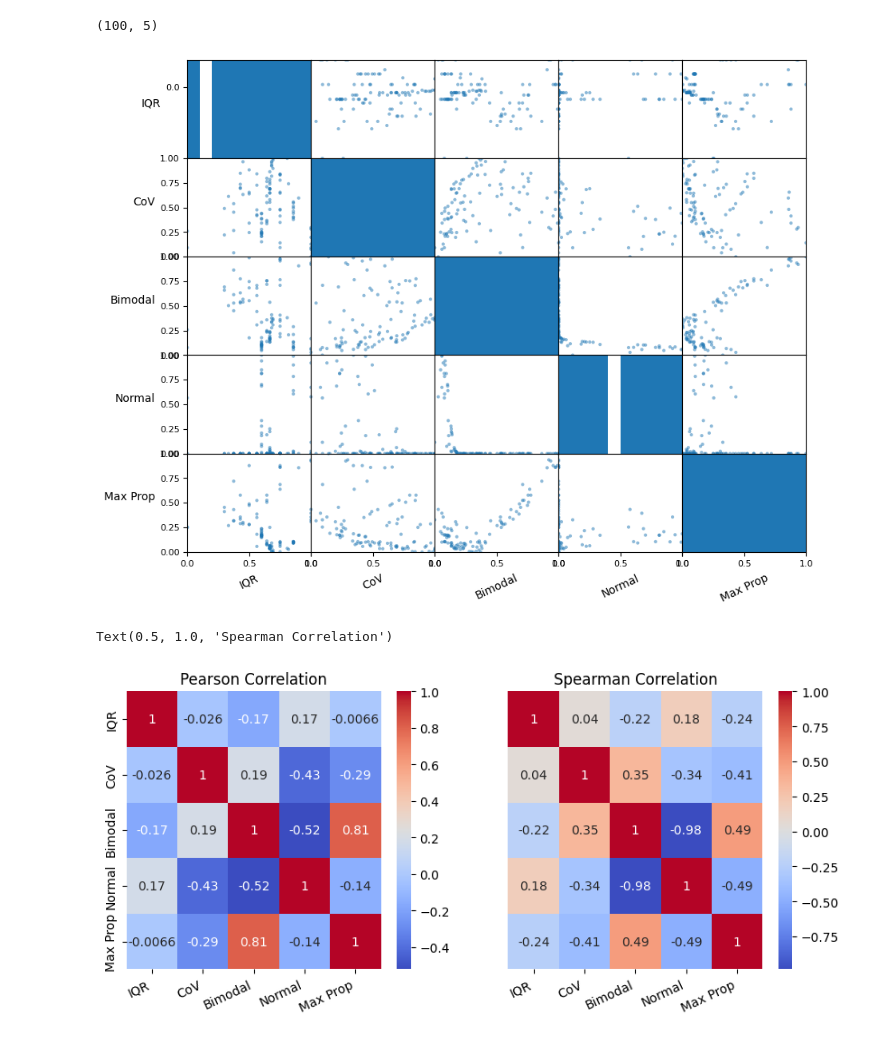
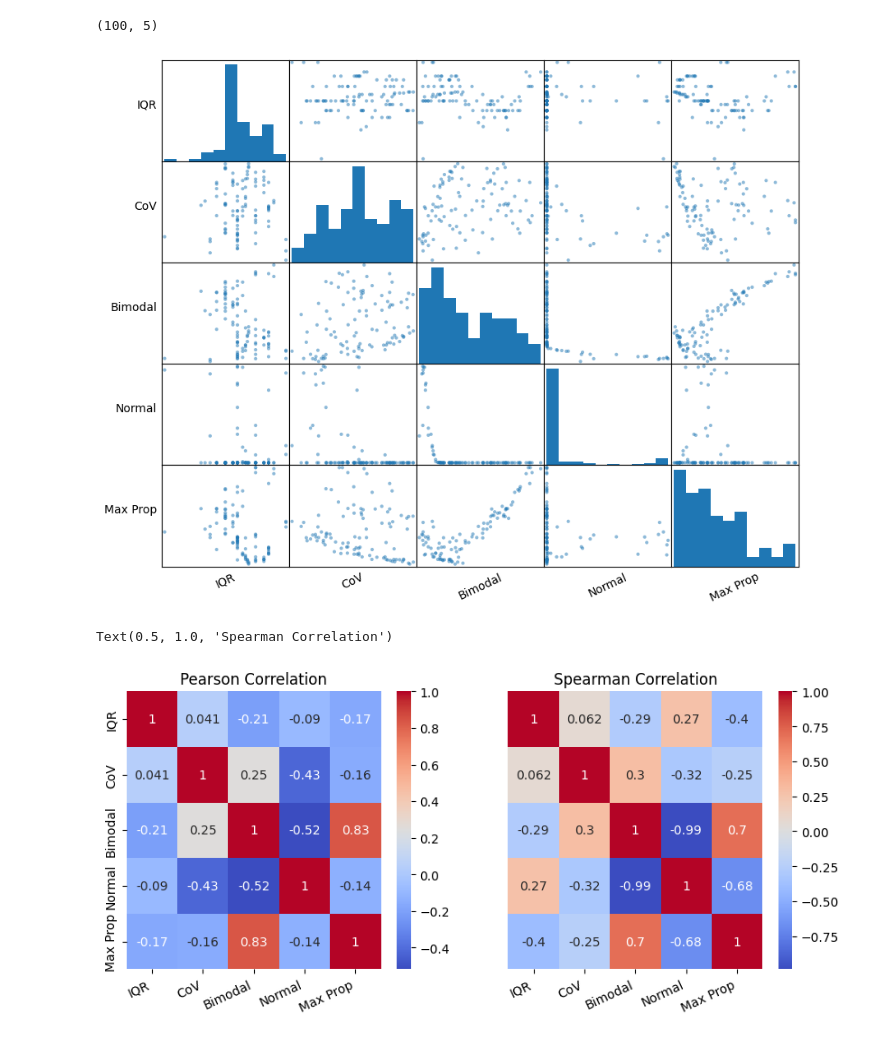
Before and after one commit to JackCurragh/Metric-Analysis, a Jupyter notebook: read_length_distribution.ipynb, the cells around one changed output. Saved outputs shown, nothing was run; the diff lists cells and outputs as text; code cells hidden in the pictures.

```diff
--- a/read_length_distribution.ipynb
+++ b/read_length_distribution.ipynb
@@ -166,29 +166,35 @@ df = pd.DataFrame.from_dict(predf)
 df.shape
 # %% [output]
 (100, 5)
+# %%
+# max min normalise all columns
+df = (df - df.min()) / (df.max() - df.min())
 # %%
 
 import matplotlib.pyplot as plt
 from sklearn.preprocessing import MinMaxScaler, MaxAbsScaler
 
 scaler = MinMaxScaler()
 
 fig, axes = plt.subplots(nrows=5, ncols=5, figsize=(10, 8))
 df_scaled = pd.DataFrame(scaler.fit_transform(df), columns=df.columns)
 
 pd.plotting.scatter_matrix(df_scaled, ax=axes)
 
 for ax in axes.flatten():
     ax.tick_params(axis='x', labelrotation=0)
     # set vmin and vmax for all subplots
-    ax.set_ylim([0, 1])
-    ax.set_xlim([0, 1])
+    # ax.set_ylim([0, 1])
+
+    ax.set_xticks([])
+    ax.set_yticks([])
+    # ax.set_xlim([0, 1])
 
     # rotate axis labels
     ax.set_xlabel(ax.get_xlabel(), rotation = 25)
     ax.set_ylabel(ax.get_ylabel(), rotation = 0, ha = 'right')
 # %% [output]
-[figure, old version]
+[figure, new version]
 # %%
 import seaborn as sns
 
@@ -213,4 +219,4 @@ ax[1].set_xticklabels(ax[1].get_xticklabels(), rotation=25, horizontalalignment=
 ax[1].set_title('Spearman Correlation')
 # %% [output]
 Text(0.5, 1.0, 'Spearman Correlation')
-[figure, old version]
+[figure, new version]
```
Also changed, not shown: 3 other files.
